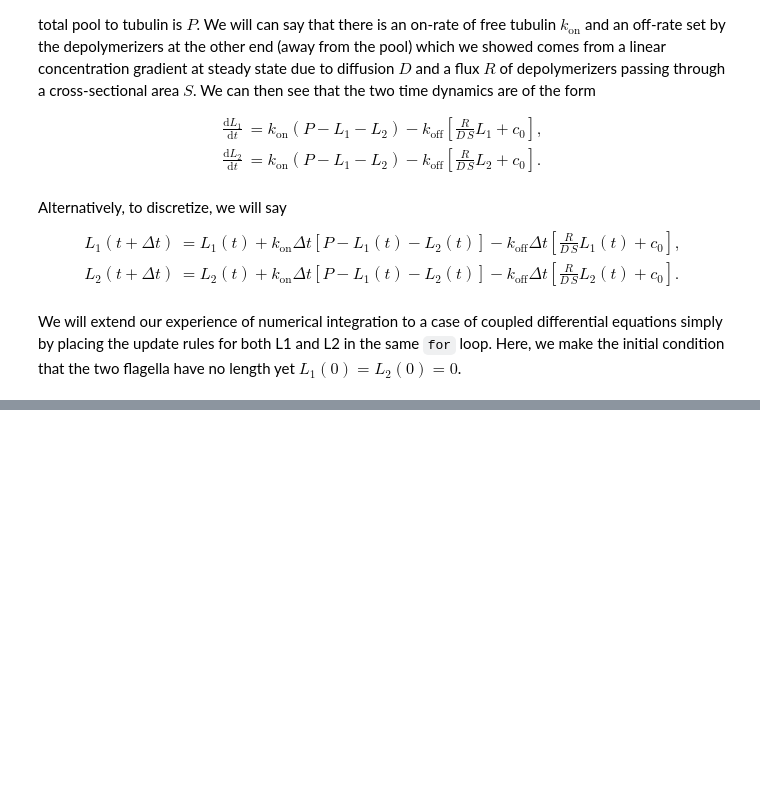
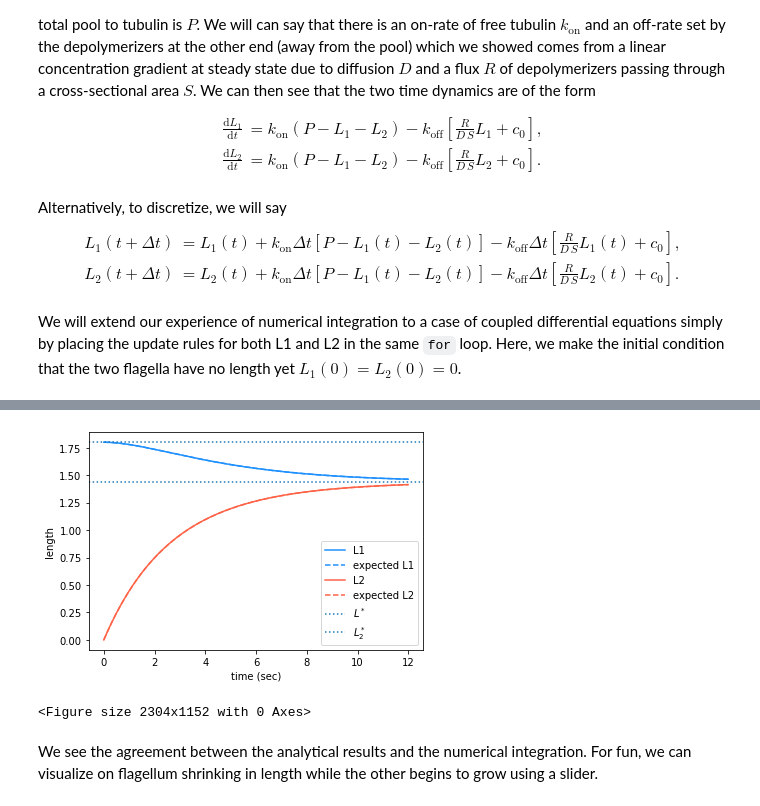
Before and after one commit to jqwhite/PhysBioCell, a Jupyter notebook: 3_1_flagella_length_coupling.ipynb, the cells around one changed output, grey strips where cells are left out. Cells and saved outputs as stored; diff of their text form; code cells hidden in the pictures; blank space fills up the shorter version.

```diff
--- a/3_1_flagella_length_coupling.ipynb
+++ b/3_1_flagella_length_coupling.ipynb
@@ -38,0 +187,29 @@ flagella have no length yet $L_1 \left( 0 \right) = L_2 \left( 0 \right) = 0$.
+# %%
+times = np.arange(n_steps) * dt
+
+common_term = L_star2 * (1 - np.exp(- (2 * k_on + k_off * alpha) * times))
+
+L1_pred = common_term + L_star / 2 * (np.exp(- (2 * k_on + k_off * alpha) * times) + np.exp(- k_off * alpha * times))
+L2_pred = common_term + L_star / 2 * (np.exp(- (2 * k_on + k_off * alpha) * times) - np.exp(- k_off * alpha * times))
+
+plt.plot(times, L1, color='dodgerblue', label='L1')
+plt.plot(times, L1_pred, '--', color='dodgerblue', label='expected L1')
+
+plt.plot(times, L2, color='tomato', label='L2')
+plt.plot(times, L2_pred, '--', color='tomato', label='expected L2')
+
+plt.axhline(L_star, -1, 11, linestyle=':', label='$L^*$')
+plt.axhline(L_star2, -1, 11, linestyle=':', label='$L_2^*$')
+
+plt.legend(loc=4)
+
+plt.xlabel('time (sec)')
+plt.ylabel('length')
+plt.figure(figsize=(32,16));
+# %% [output]
+[figure, added]
+<Figure size 2304x1152 with 0 Axes>
+# %% [markdown]
+We see the agreement between the analytical results and the numerical
+integration. For fun, we can visualize on flagellum shrinking in length while
+the other begins to grow using a slider.
```
Also changed, not shown: parts of 11 cells of this notebook, 4 other files.
